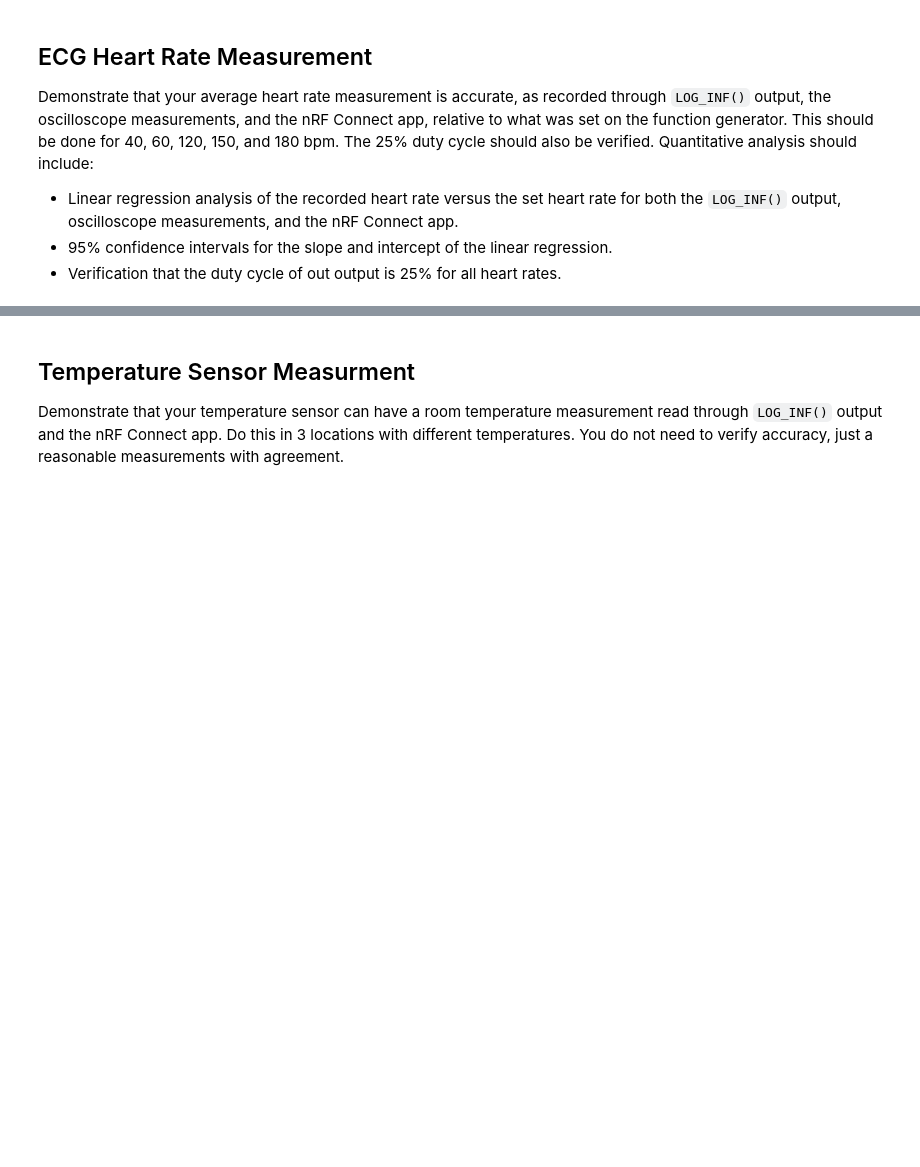
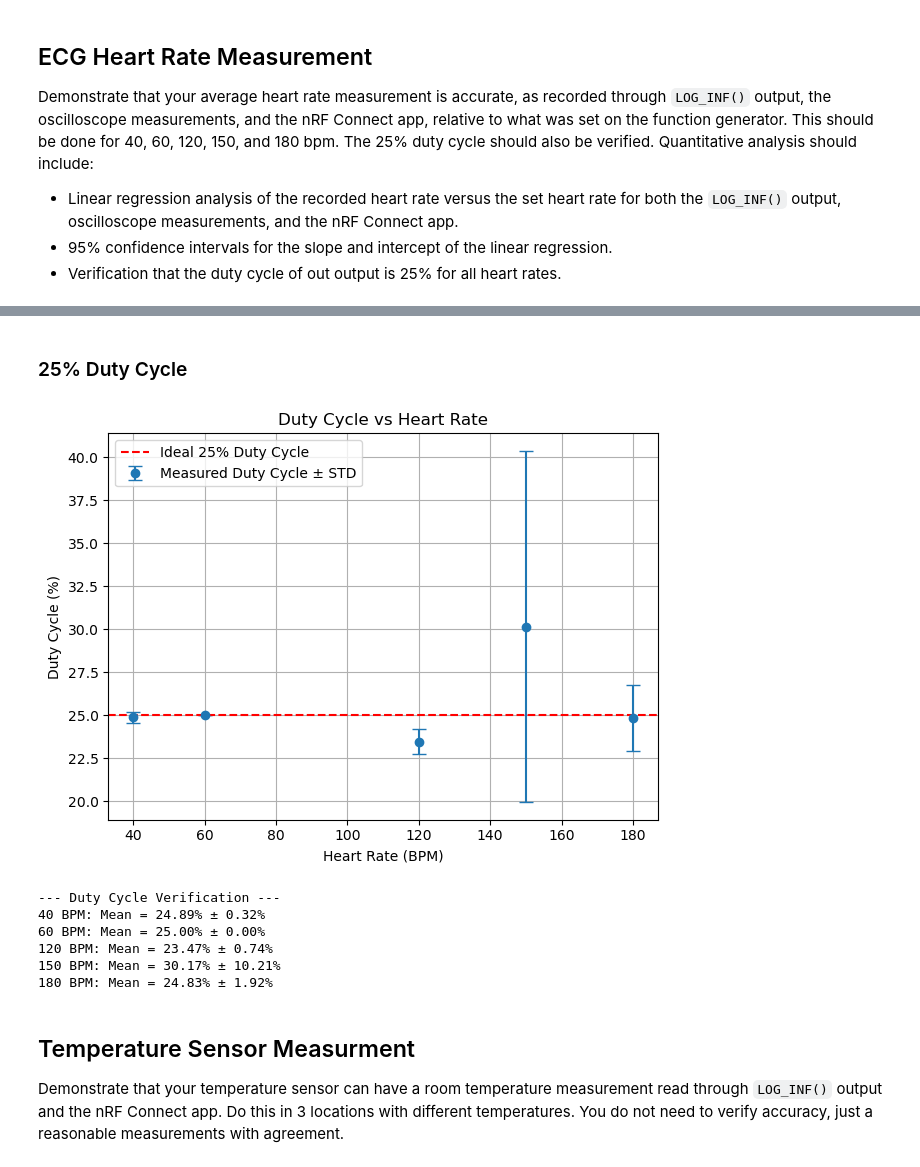
Before and after one commit to ArshSingh02/ecg-temp-ble-project, a Jupyter notebook: testing/technical_report.ipynb, the cells around one changed output, grey strips where cells are left out. Saved outputs shown, nothing was run; the diff lists cells and outputs as text; code cells hidden in the pictures; blank space fills up the shorter version.

```diff
--- a/testing/technical_report.ipynb
+++ b/testing/technical_report.ipynb
@@ -67,3 +142,65 @@ Demonstrate that your average heart rate measurement is accurate, as recorded th
+# %% [markdown]
+### 25% Duty Cycle
+# %%
+import pandas as pd
+import numpy as np
+import matplotlib.pyplot as plt
+
+# Load the Excel sheet
+file_path = "25_percent_duty_cycle_test.xlsx"  # Update if needed
+df = pd.read_excel(file_path, header=1)
+
+
+# Rename columns for clarity
+df.columns = [
+    "Heart Rate", "High T1", "High T2", "High T3", "High T4", "High T5",
+    "blank", "Low T1", "Low T2", "Low T3", "Low T4", "Low T5"
+]
+df = df.drop(columns=["blank"])
+
+# Convert to numeric
+df = df.apply(pd.to_numeric, errors="coerce")
+
+# Compute duty cycle for each trial
+high_cols = [col for col in df.columns if "High" in col]
+low_cols  = [col for col in df.columns if "Low" in col]
+
+duty_cycles = pd.DataFrame()
+for h_col, l_col in zip(high_cols, low_cols):
+    duty_cycles[h_col.replace("High", "Duty")] = (
+        df[h_col] / (df[h_col] + df[l_col]) * 100
+    )
+
+# Compute mean and std of duty cycle across trials
+df["Duty Mean"] = duty_cycles.mean(axis=1)
+df["Duty Std"]  = duty_cycles.std(axis=1)
+
+# Plotting
+plt.errorbar(
+    df["Heart Rate"], df["Duty Mean"], yerr=df["Duty Std"],
+    fmt="o", capsize=5, label="Measured Duty Cycle ± STD"
+)
+plt.axhline(25, color="r", linestyle="--", label="Ideal 25% Duty Cycle")
+plt.xlabel("Heart Rate (BPM)")
+plt.ylabel("Duty Cycle (%)")
+plt.title("Duty Cycle vs Heart Rate")
+plt.grid(True)
+plt.legend()
+plt.tight_layout()
+plt.show()
+
+# Print results
+print("--- Duty Cycle Verification ---")
+for idx, row in df.iterrows():
+    print(f"{int(row['Heart Rate'])} BPM: Mean = {row['Duty Mean']:.2f}% ± {row['Duty Std']:.2f}%")
+# %% [output]
+[figure, added]
+--- Duty Cycle Verification ---
+40 BPM: Mean = 24.89% ± 0.32%
+60 BPM: Mean = 25.00% ± 0.00%
+120 BPM: Mean = 23.47% ± 0.74%
+150 BPM: Mean = 30.17% ± 10.21%
+180 BPM: Mean = 24.83% ± 1.92%
 # %% [markdown]
 ## Temperature Sensor Measurment
 
```
Also changed, not shown: parts of 3 cells of this notebook, 4 other files.
